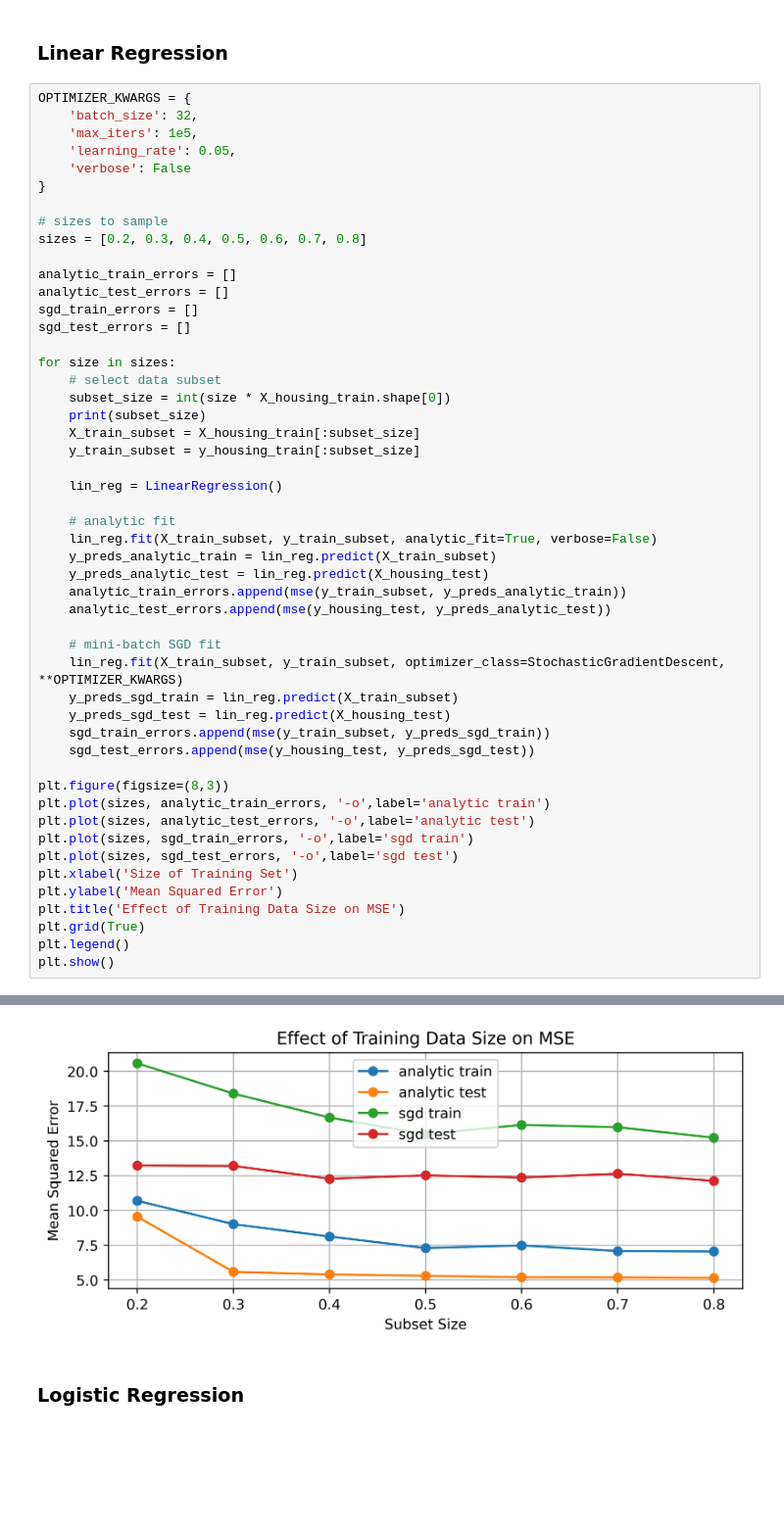
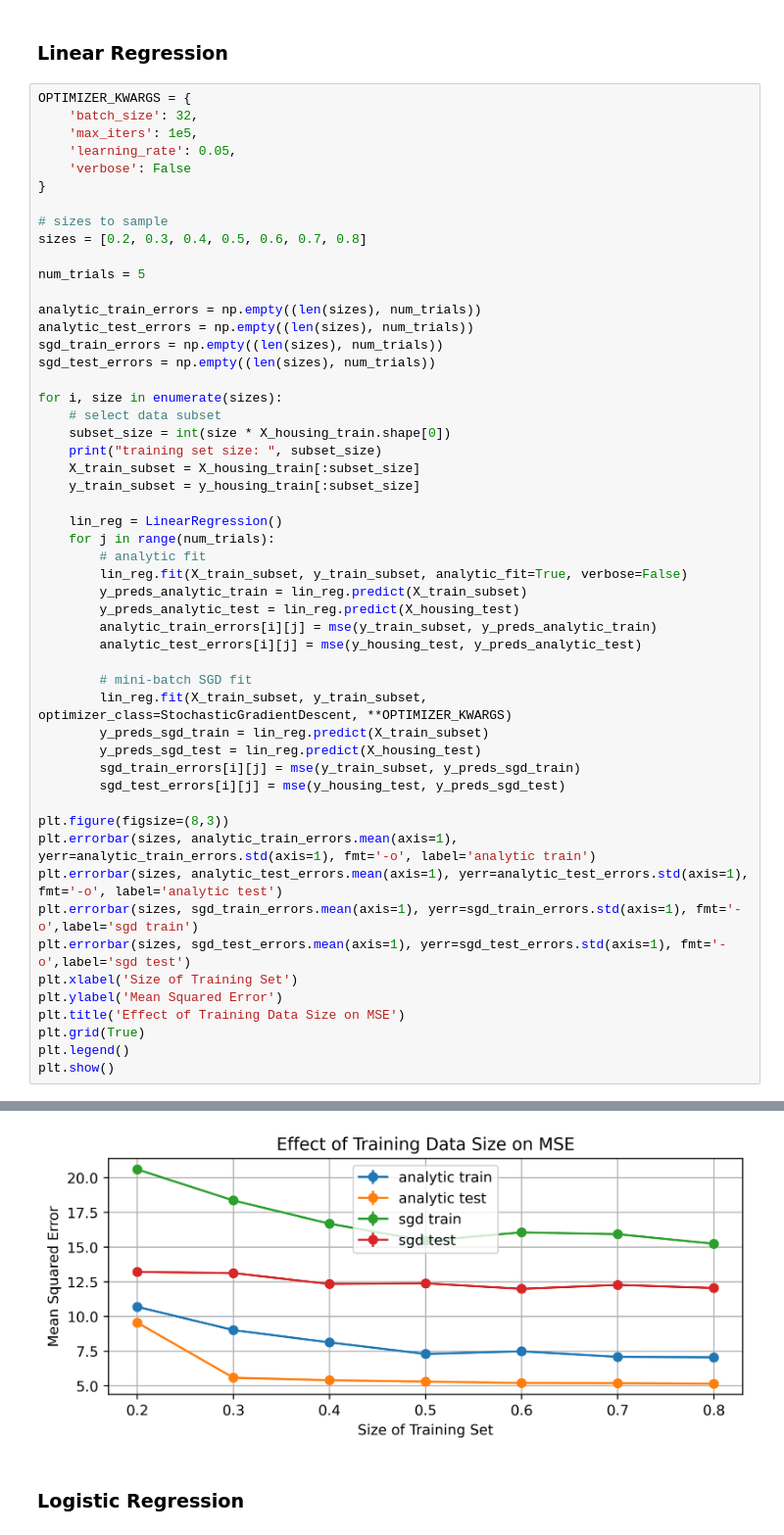
Before and after one commit to j-c-carr/Real-Estate-and-Wine-Quality-Prediction, a Jupyter notebook: experiments_test.ipynb, the cells around one changed output, grey strips where cells are left out. Shown at 98% size. Drawn from its saved outputs; the diff is of its cells as text; blank space fills up the shorter version.

Commit message:
Add rate of convergence plots

```diff
--- a/experiments_test.ipynb
+++ b/experiments_test.ipynb
@@ -362,39 +362,41 @@ OPTIMIZER_KWARGS = {
 # sizes to sample
 sizes = [0.2, 0.3, 0.4, 0.5, 0.6, 0.7, 0.8]
 
-analytic_train_errors = []
-analytic_test_errors = []
-sgd_train_errors = []
-sgd_test_errors = []
+num_trials = 5
 
-for size in sizes:
+analytic_train_errors = np.empty((len(sizes), num_trials))
+analytic_test_errors = np.empty((len(sizes), num_trials))
+sgd_train_errors = np.empty((len(sizes), num_trials))
+sgd_test_errors = np.empty((len(sizes), num_trials))
+
+for i, size in enumerate(sizes):
     # select data subset
     subset_size = int(size * X_housing_train.shape[0])
-    print(subset_size)
+    print("training set size: ", subset_size)
     X_train_subset = X_housing_train[:subset_size]
     y_train_subset = y_housing_train[:subset_size]
 
     lin_reg = LinearRegression()
+    for j in range(num_trials):
+        # analytic fit
+        lin_reg.fit(X_train_subset, y_train_subset, analytic_fit=True, verbose=False)
+        y_preds_analytic_train = lin_reg.predict(X_train_subset)
+        y_preds_analytic_test = lin_reg.predict(X_housing_test)
+        analytic_train_errors[i][j] = mse(y_train_subset, y_preds_analytic_train)
+        analytic_test_errors[i][j] = mse(y_housing_test, y_preds_analytic_test)
 
-    # analytic fit
-    lin_reg.fit(X_train_subset, y_train_subset, analytic_fit=True, verbose=False)
-    y_preds_analytic_train = lin_reg.predict(X_train_subset)
-    y_preds_analytic_test = lin_reg.predict(X_housing_test)
-    analytic_train_errors.append(mse(y_train_subset, y_preds_analytic_train))
-    analytic_test_errors.append(mse(y_housing_test, y_preds_analytic_test))
-
-    # mini-batch SGD fit
-    lin_reg.fit(X_train_subset, y_train_subset, optimizer_class=StochasticGradientDescent, **OPTIMIZER_KWARGS)
-    y_preds_sgd_train = lin_reg.predict(X_train_subset)
-    y_preds_sgd_test = lin_reg.predict(X_housing_test)
-    sgd_train_errors.append(mse(y_train_subset, y_preds_sgd_train))
-    sgd_test_errors.append(mse(y_housing_test, y_preds_sgd_test))
+        # mini-batch SGD fit
+        lin_reg.fit(X_train_subset, y_train_subset, optimizer_class=StochasticGradientDescent, **OPTIMIZER_KWARGS)
+        y_preds_sgd_train = lin_reg.predict(X_train_subset)
+        y_preds_sgd_test = lin_reg.predict(X_housing_test)
+        sgd_train_errors[i][j] = mse(y_train_subset, y_preds_sgd_train)
+        sgd_test_errors[i][j] = mse(y_housing_test, y_preds_sgd_test)
 
 plt.figure(figsize=(8,3))
-plt.plot(sizes, analytic_train_errors, '-o',label='analytic train')
-plt.plot(sizes, analytic_test_errors, '-o',label='analytic test')
-plt.plot(sizes, sgd_train_errors, '-o',label='sgd train')
-plt.plot(sizes, sgd_test_errors, '-o',label='sgd test')
+plt.errorbar(sizes, analytic_train_errors.mean(axis=1), yerr=analytic_train_errors.std(axis=1), fmt='-o', label='analytic train')
+plt.errorbar(sizes, analytic_test_errors.mean(axis=1), yerr=analytic_test_errors.std(axis=1), fmt='-o', label='analytic test')
+plt.errorbar(sizes, sgd_train_errors.mean(axis=1), yerr=sgd_train_errors.std(axis=1), fmt='-o',label='sgd train')
+plt.errorbar(sizes, sgd_test_errors.mean(axis=1), yerr=sgd_test_errors.std(axis=1), fmt='-o',label='sgd test')
 plt.xlabel('Size of Training Set')
 plt.ylabel('Mean Squared Error')
 plt.title('Effect of Training Data Size on MSE')
@@ -412,4 +414,4 @@ plt.show()
-[figure, old version]
+[figure, new version]
 # %% [markdown]
 ### Logistic Regression
 # %%
```
Also changed, not shown: parts of 5 cells of this notebook, 1 other file.
